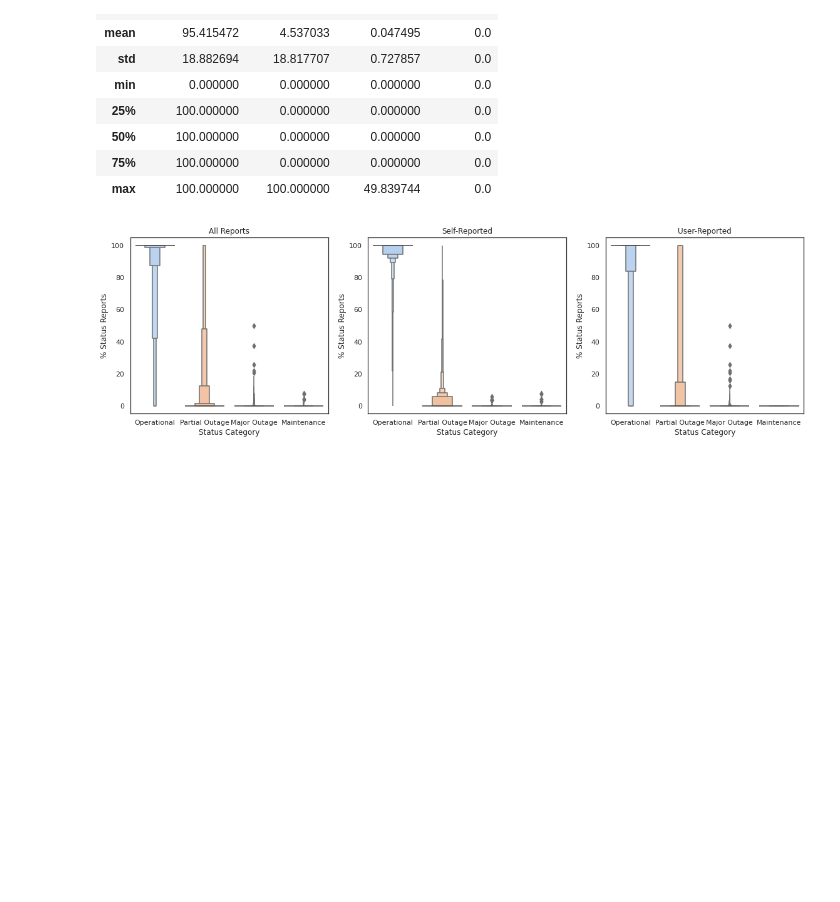
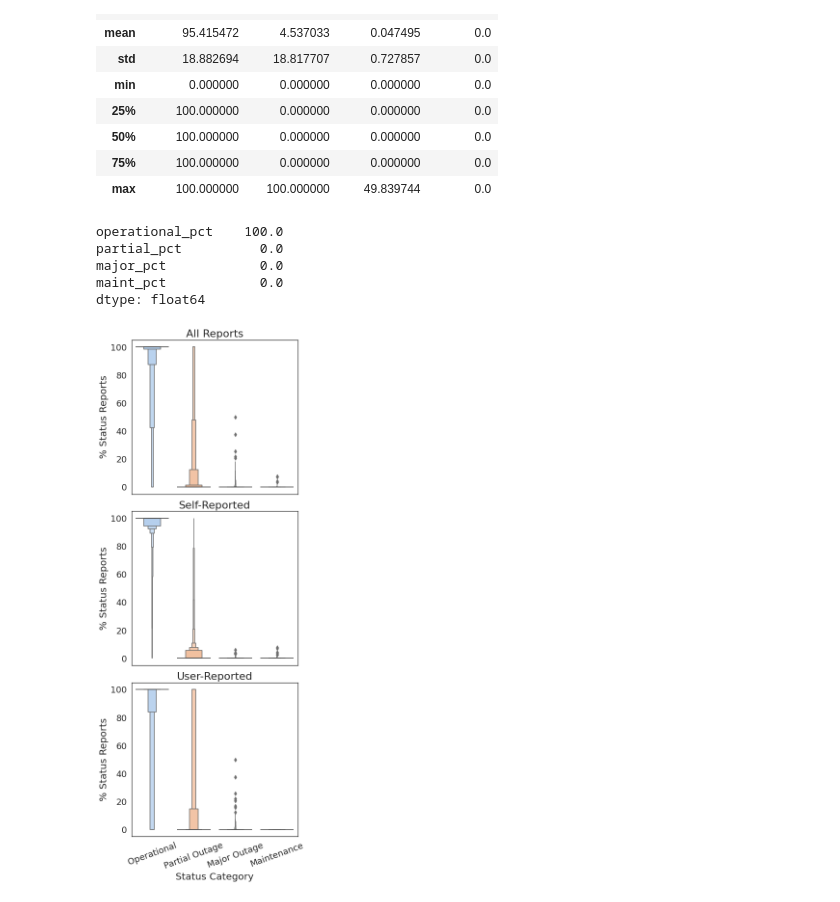
Before and after one commit to shanemin/thesis-msc-cloud-failures, a Jupyter notebook: scripts/stats (copy)/analysis.ipynb, the cells around one changed output. Saved outputs shown, nothing was run; the diff lists cells and outputs as text; code cells hidden in the pictures; blank space fills up the shorter version.

```diff
--- a/scripts/stats (copy)/analysis.ipynb
+++ b/scripts/stats (copy)/analysis.ipynb
@@ -234,17 +256,48 @@ df_user.describe()
 | 50% | 100.000000 | 0.000000 | 0.000000 | 0.0 |
 | 75% | 100.000000 | 0.000000 | 0.000000 | 0.0 |
 | max | 100.000000 | 100.000000 | 49.839744 | 0.0 |
+# %%
+df_user.median()
+# %% [output]
+operational_pct    100.0
+partial_pct          0.0
+major_pct            0.0
+maint_pct            0.0
+dtype: float64
 # %%
-sns.set(rc={'figure.figsize':(16,5)})
+sns.set(rc={'figure.figsize':(6,16)})
 sns.set(style='white')
-fig, ax = plt.subplots(1,3)
+fig, ax = plt.subplots(3,1, constrained_layout = True)
+
 ax0 = sns.boxenplot(x='variable', y='value', palette='pastel', data=pd.melt(df_grp), showfliers = True, ax=ax[0])
 ax1 = sns.boxenplot(x='variable', y='value', palette='pastel', data=pd.melt(df_self), showfliers = True, ax=ax[1])
 ax2 = sns.boxenplot(x='variable', y='value', palette='pastel', data=pd.melt(df_user), showfliers = True, ax=ax[2])
+
 ax0.set(title='All Reports', xticklabels=['Operational','Partial Outage', 'Major Outage', 'Maintenance'], xlabel='Status Category', ylabel='% Status Reports')
 ax1.set(title='Self-Reported', xticklabels=['Operational','Partial Outage', 'Major Outage', 'Maintenance'], xlabel='Status Category', ylabel='% Status Reports')
 ax2.set(title='User-Reported', xticklabels=['Operational','Partial Outage', 'Major Outage', 'Maintenance'], xlabel='Status Category', ylabel='% Status Reports')
-fig.tight_layout()
-plt.savefig('/home/shane/Documents/thesis/output/plots/boxes_cmp.pdf')
+
+size = 20
+ax0.xaxis.get_label().set_fontsize(size)
+ax1.xaxis.get_label().set_fontsize(size)
+ax2.xaxis.get_label().set_fontsize(size)
+ax0.yaxis.get_label().set_fontsize(size)
+ax1.yaxis.get_label().set_fontsize(size)
+ax2.yaxis.get_label().set_fontsize(size)
+ax0.title.set_size(size+2)
+ax1.title.set_size(size+2)
+ax2.title.set_size(size+2)
+ax0.get_xaxis().set_visible(False)
+ax1.get_xaxis().set_visible(False)
+plt.sca(ax[0])
+plt.yticks(fontsize=size-2)
+plt.sca(ax[1])
+plt.yticks(fontsize=size-2)
+plt.sca(ax[2])
+plt.xticks(fontsize=size-2, rotation=20)
+plt.yticks(fontsize=size-2)
+
+# fig.tight_layout()
+plt.savefig('/home/shane/Documents/thesis/output/plots/boxes_cmp_resized.pdf')
 # %% [output]
-[figure, old version]
+[figure, new version]
```
Also changed, not shown: parts of 6 cells of this notebook, 16 other files.
